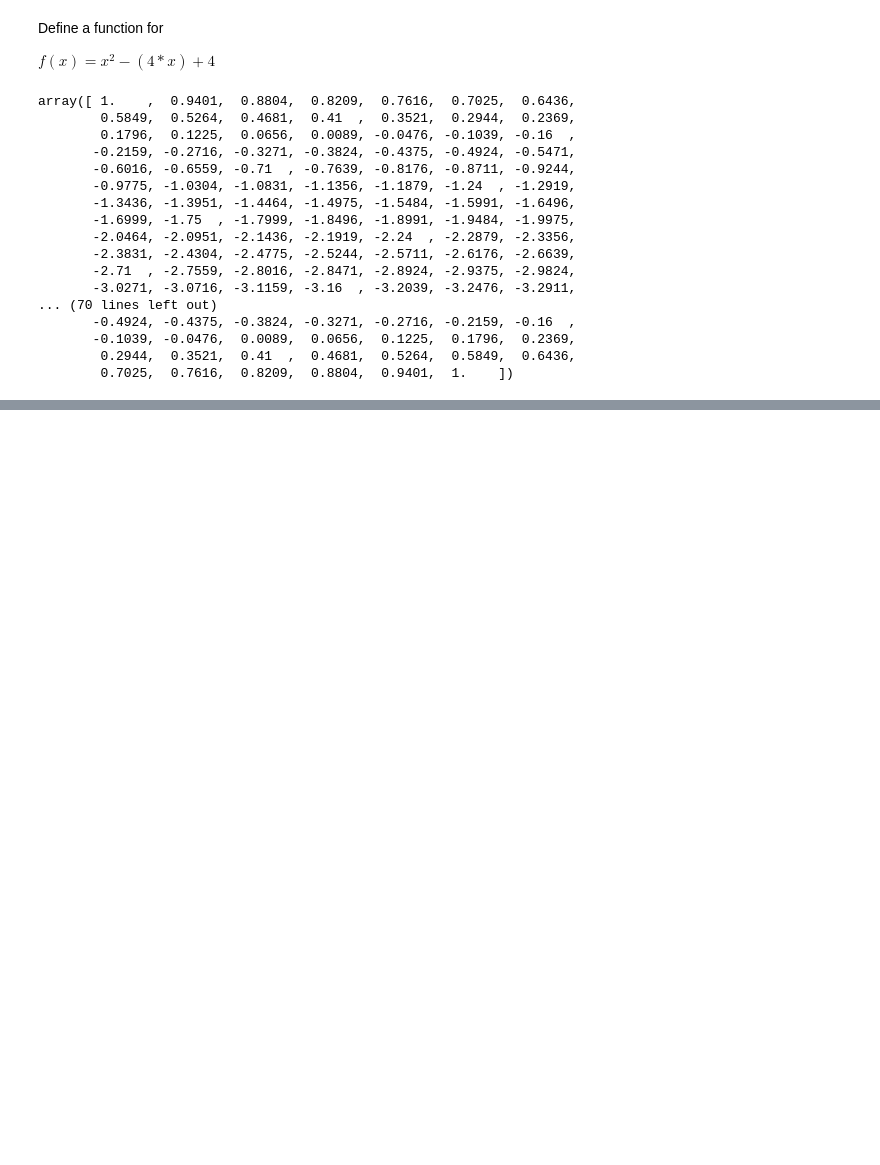
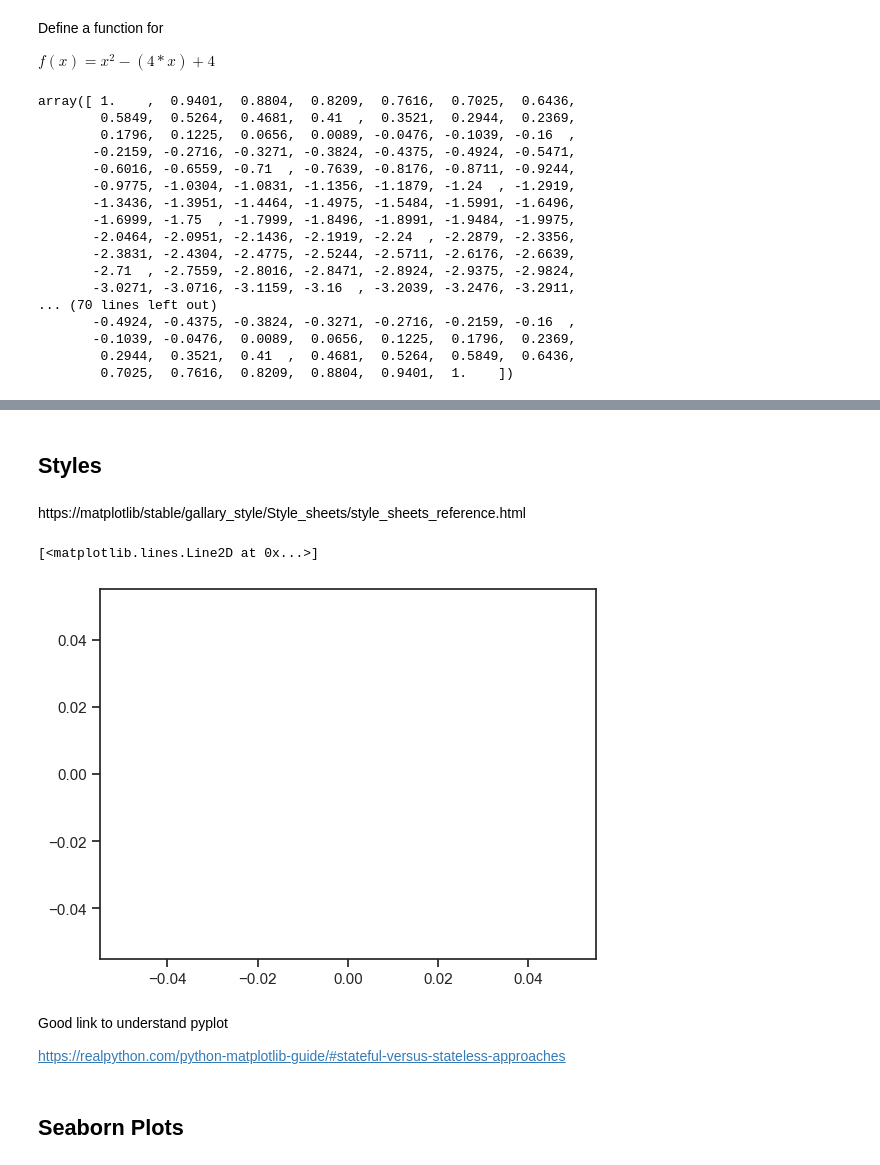
Before and after one commit to PeeBs68/mywork, a Jupyter notebook: fund_da_week9and10.ipynb, the cells around one changed output, grey strips where cells are left out. Saved outputs shown, nothing was run; the diff lists cells and outputs as text; code cells hidden in the pictures; blank space fills up the shorter version.

```diff
--- a/fund_da_week9and10.ipynb
+++ b/fund_da_week9and10.ipynb
@@ -80,0 +81,4 @@ ax.plot(20, 30, '*')
+# %% [markdown]
+## Styles
+# %% [markdown]
+https://matplotlib/stable/gallary_style/Style_sheets/style_sheets_reference.html
@@ -80,0 +89,17 @@ ax.plot(20, 30, '*')
+# %%
+# Create a plot
+fig, ax = plt.subplots()
+
+# Plot x v y
+
+#ax.plot(x, y, '.')
+ax.plot(x, y)
+# %% [output]
+[<matplotlib.lines.Line2D at 0x...>]
+[figure, added]
+# %% [markdown]
+Good link to understand pyplot
+
+https://realpython.com/python-matplotlib-guide/#stateful-versus-stateless-approaches
+# %% [markdown]
+## Seaborn Plots
```
Also changed, not shown: parts of 8 cells of this notebook, 1 other file.
